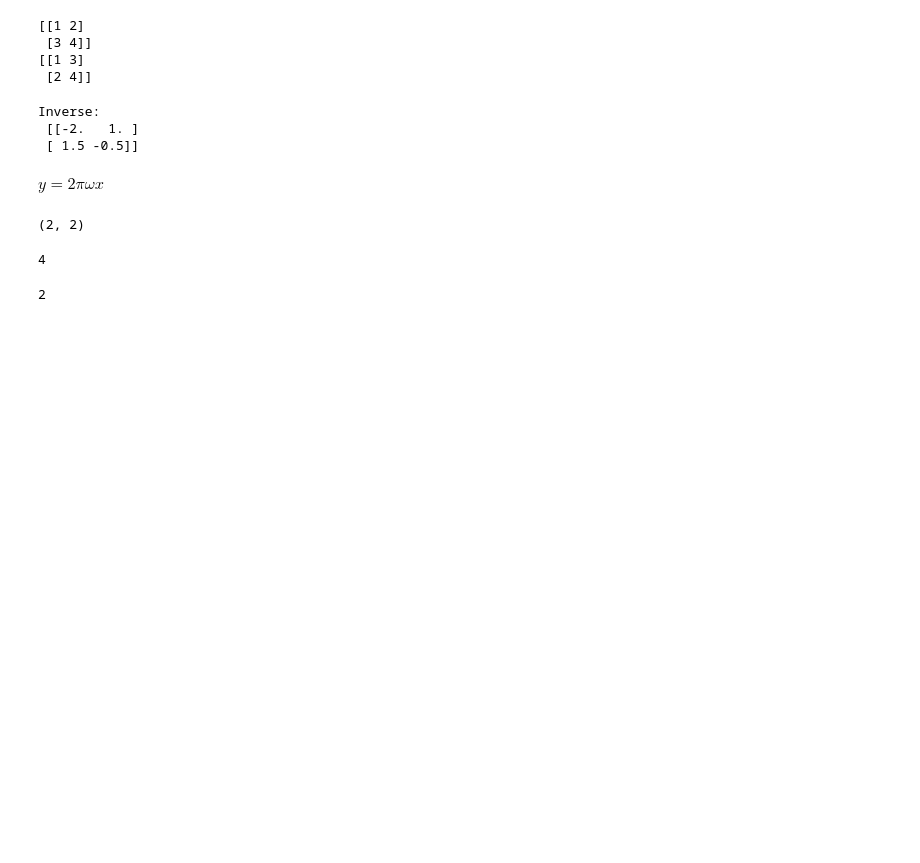
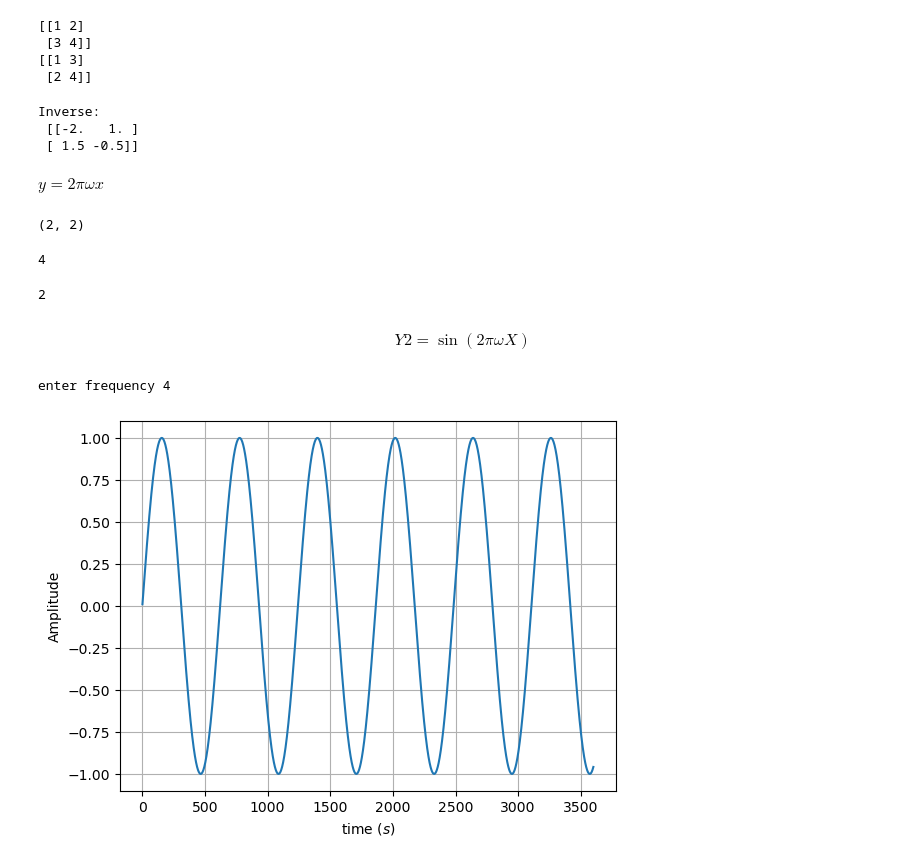
Before and after one commit to upessocs/B5B6, a Jupyter notebook: numpy/numpyIntro.ipynb, the cells around one changed output. Drawn from its saved outputs; the diff is of its cells as text; code cells hidden in the pictures; blank space fills up the shorter version.

Commit message:
numpy

```diff
--- a/numpy/numpyIntro.ipynb
+++ b/numpy/numpyIntro.ipynb
@@ -74,0 +90,2 @@ A.ndim
+# %% [markdown]
+$$ Y2 = \sin (2\pi\omega X) $$
@@ -74,0 +100,22 @@ A.ndim
+# %%
+import numpy as np
+from matplotlib import pyplot as plt
+
+start = 1
+end = 1*60*60  # 3600
+noOfPoints = 3600
+
+X = np.linspace(start,end,noOfPoints) # x axis or time
+pi = 22/7
+omega = int(input("enter frequency"))
+
+Y = np.sin(2 * pi * omega * X)
+plt.plot(X,Y)
+plt.xlabel("time ($s$)")
+plt.ylabel("Amplitude")
+plt.grid()
+# plt.show()
+plt.savefig("test.png")
+# %% [output]
+enter frequency 4
+[figure, added]
```
Also changed, not shown: parts of 4 cells of this notebook, 20 other files.
